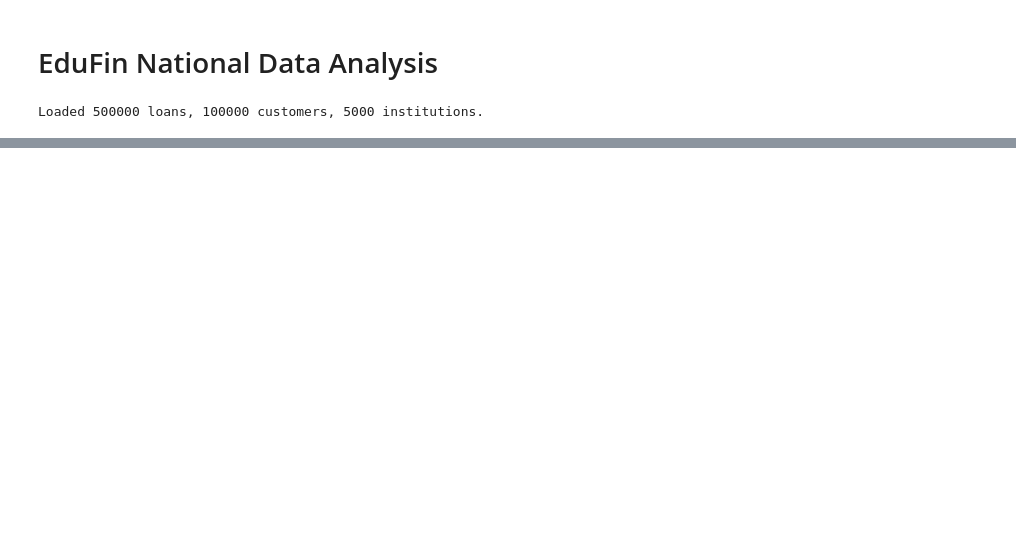
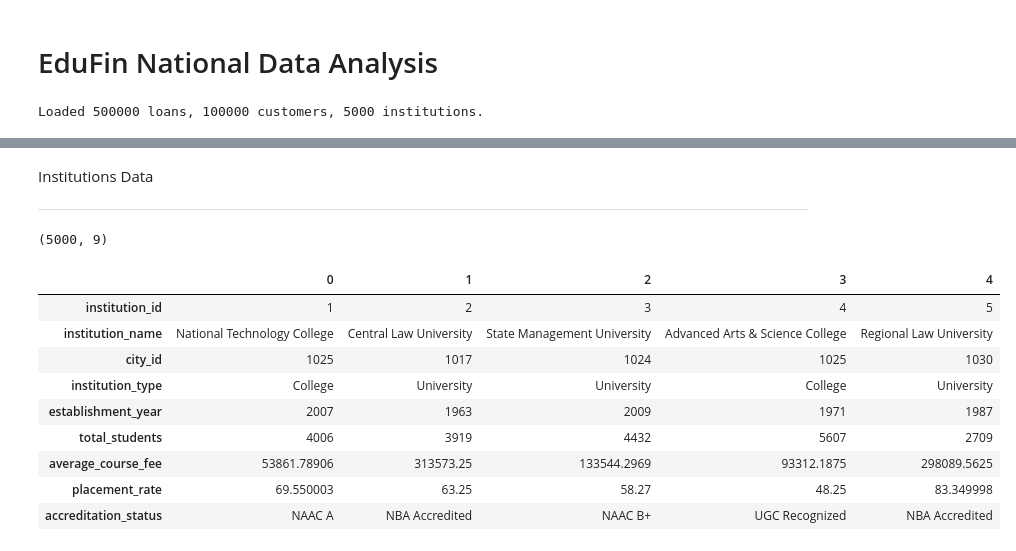
Before and after one commit to SiddhuShkya/Databricks-EduFin-Investigation, a Jupyter notebook: research/edufin-national.ipynb, the cells around one changed output, grey strips where cells are left out. Saved outputs shown, nothing was run; the diff lists cells and outputs as text; code cells hidden in the pictures; blank space fills up the shorter version.

Commit message:
Added research notebooks for edufin national and small

```diff
--- a/research/edufin-national.ipynb
+++ b/research/edufin-national.ipynb
@@ -68,0 +133,21 @@ plt.show()
+# %% [markdown]
+Institutions Data
+
+---
+# %%
+print(institutions.shape)
+# %% [output]
+(5000, 9)
+# %%
+institutions.head().T
+# %% [output]
+|  | 0 | 1 | 2 | 3 | 4 |
+| institution_id | 1 | 2 | 3 | 4 | 5 |
+| institution_name | National Technology College | Central Law University | State Management University | Advanced Arts & Science College | Regional Law University |
+| city_id | 1025 | 1017 | 1024 | 1025 | 1030 |
+| institution_type | College | University | University | College | University |
+| establishment_year | 2007 | 1963 | 2009 | 1971 | 1987 |
+| total_students | 4006 | 3919 | 4432 | 5607 | 2709 |
+| average_course_fee | 53861.78906 | 313573.25 | 133544.2969 | 93312.1875 | 298089.5625 |
+| placement_rate | 69.550003 | 63.25 | 58.27 | 48.25 | 83.349998 |
+| accreditation_status | NAAC A | NBA Accredited | NAAC B+ | UGC Recognized | NBA Accredited |
```
Also changed, not shown: parts of 18 cells of this notebook, 1 other file.
